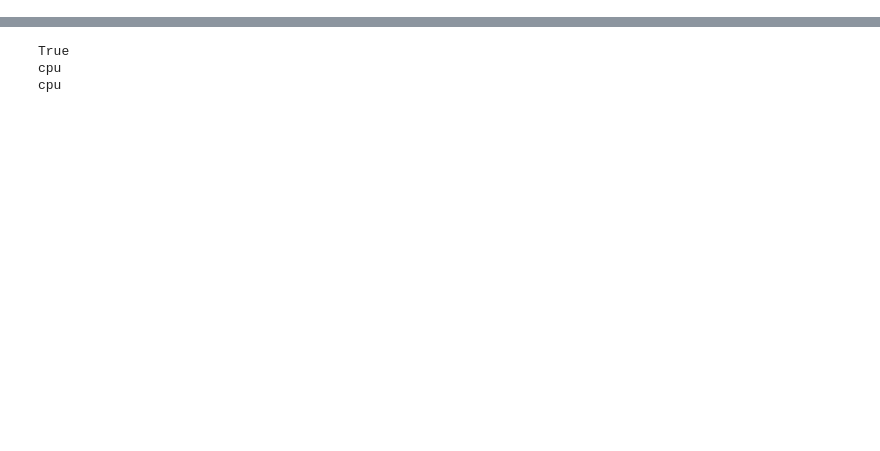
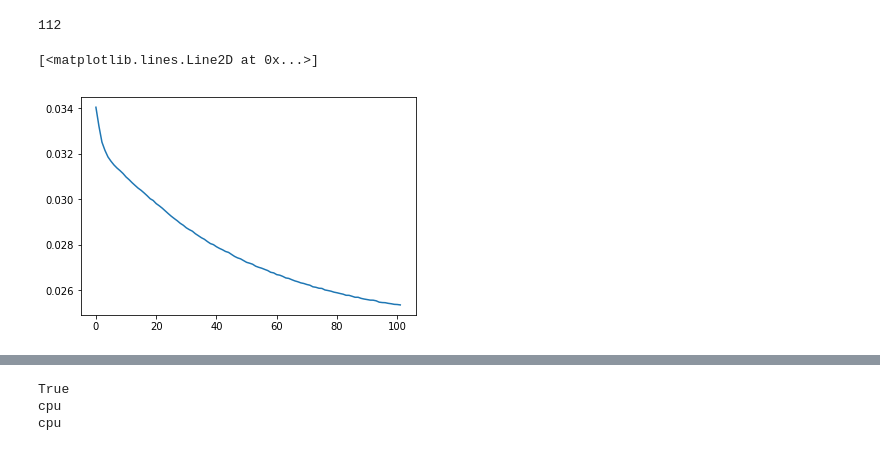
Before and after one commit to aduriseti/ETTTS_pytorch, a Jupyter notebook: dcttsEval.ipynb, the cells around one changed output, grey strips where cells are left out. Saved outputs shown, nothing was run; the diff lists cells and outputs as text; code cells hidden in the pictures; blank space fills up the shorter version.

```diff
--- a/dcttsEval.ipynb
+++ b/dcttsEval.ipynb
@@ -80,3 +80,12 @@ LOADED EPOCH 211, LOSS 0.026198864983978557, BEST LOSS 0.026198864983978557
+# %%
+len(lossHist)
+# %% [output]
+112
+# %%
+plt.plot(lossHist[10:])
+# %% [output]
+[<matplotlib.lines.Line2D at 0x...>]
+[figure, added]
 # %%
 import datasets
 reload(datasets)
```
Also changed, not shown: parts of 10 cells of this notebook, 3 other files.
